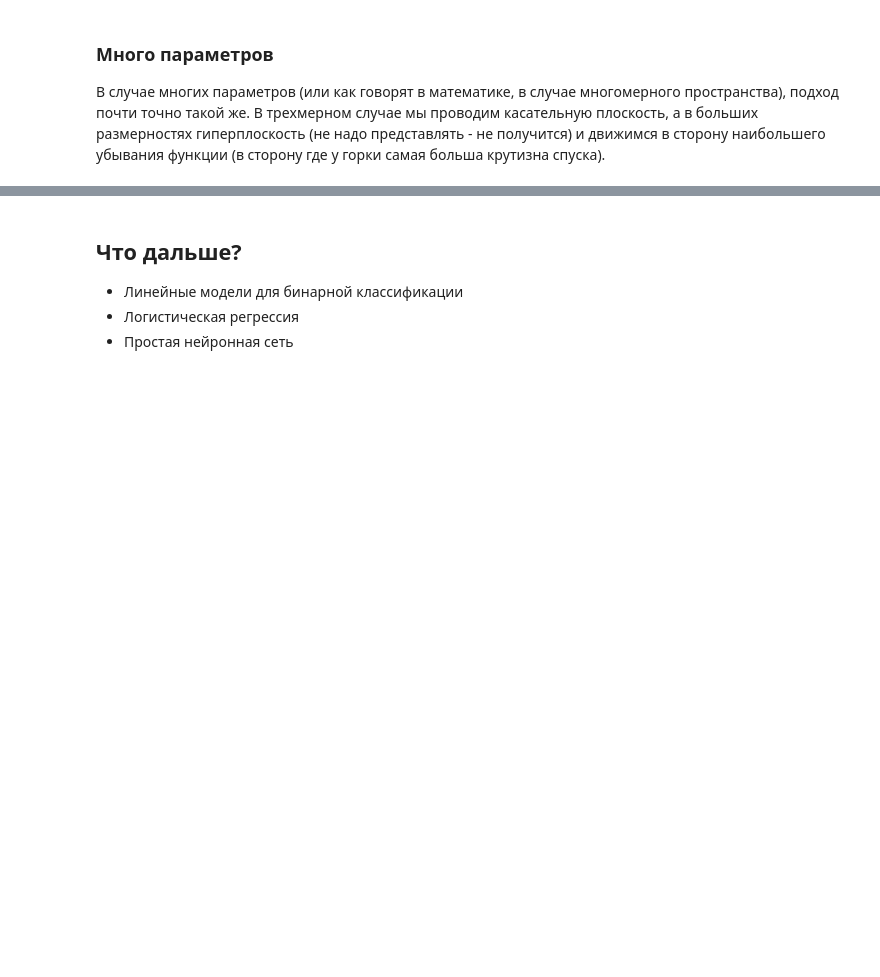
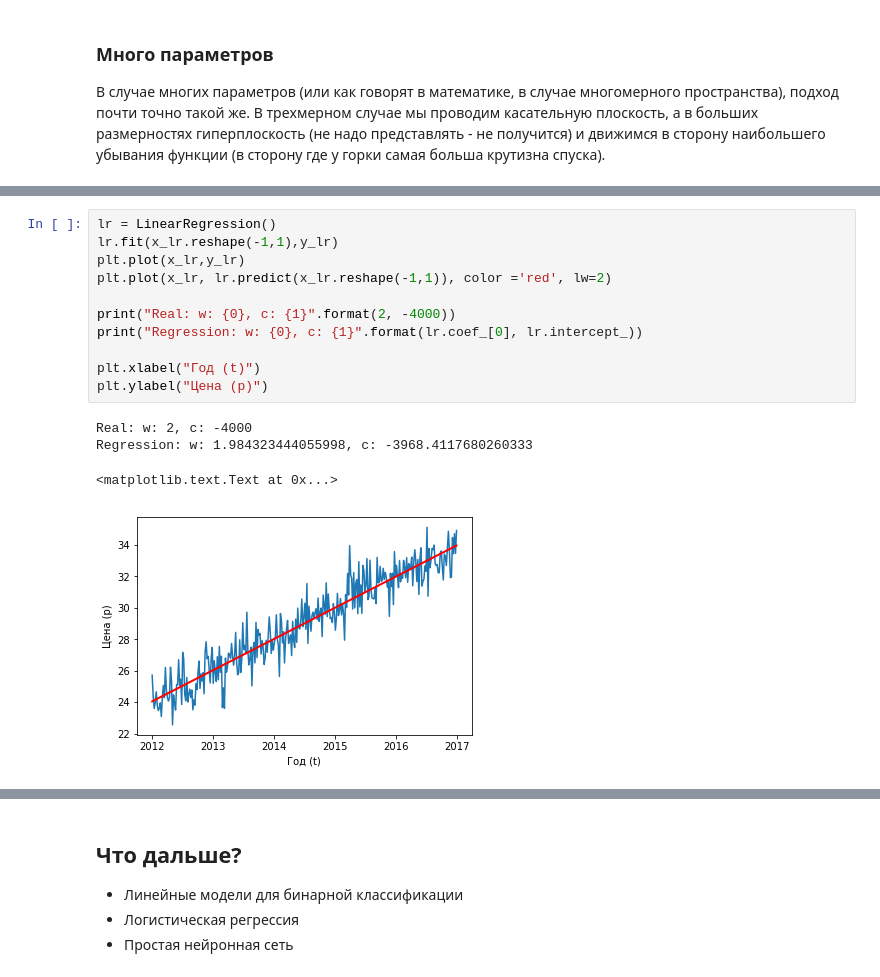
Before and after one commit to EmptySamurai/Neural-Networks-For-Dummies, a Jupyter notebook: NNs For Dummies 1.ipynb, the cells around one changed output, grey strips where cells are left out. Drawn from its saved outputs; the diff is of its cells as text; blank space fills up the shorter version.

Commit message:
Linear regression added to first lecture

```diff
--- a/NNs For Dummies 1.ipynb
+++ b/NNs For Dummies 1.ipynb
@@ -157,0 +186,16 @@ animate_poly_minimization_with_slope(poly, x ,starting_point)
+# %%
+lr = LinearRegression()
+lr.fit(x_lr.reshape(-1,1),y_lr)
+plt.plot(x_lr,y_lr)
+plt.plot(x_lr, lr.predict(x_lr.reshape(-1,1)), color ='red', lw=2)
+
+print("Real: w: {0}, c: {1}".format(2, -4000))
+print("Regression: w: {0}, c: {1}".format(lr.coef_[0], lr.intercept_))
+
+plt.xlabel("Год (t)")
+plt.ylabel("Цена (p)")
+# %% [output]
+Real: w: 2, c: -4000
+Regression: w: 1.984323444055998, c: -3968.4117680260333
+<matplotlib.text.Text at 0x...>
+[figure, added]
```
Also changed, not shown: parts of 14 cells of this notebook, 1 other file.
